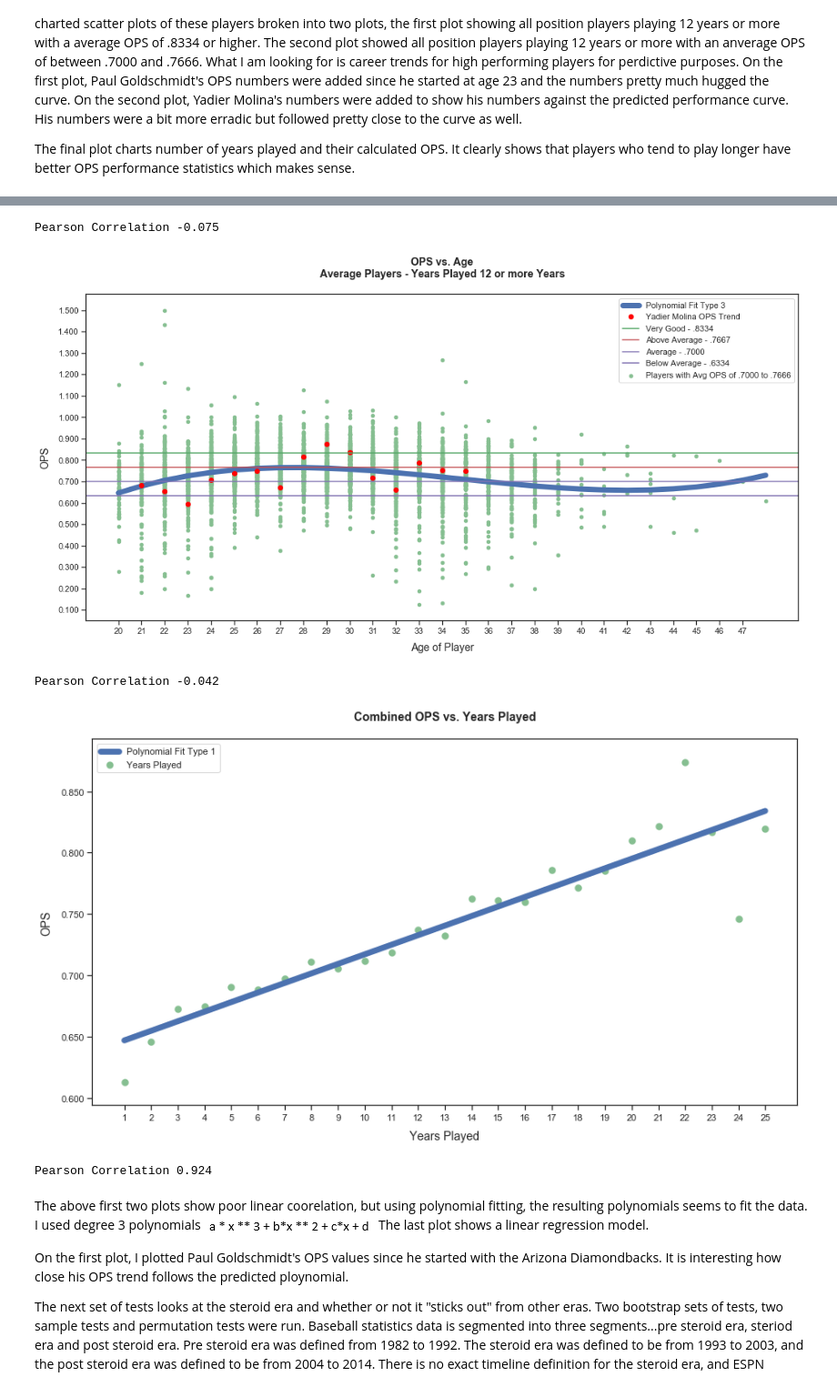
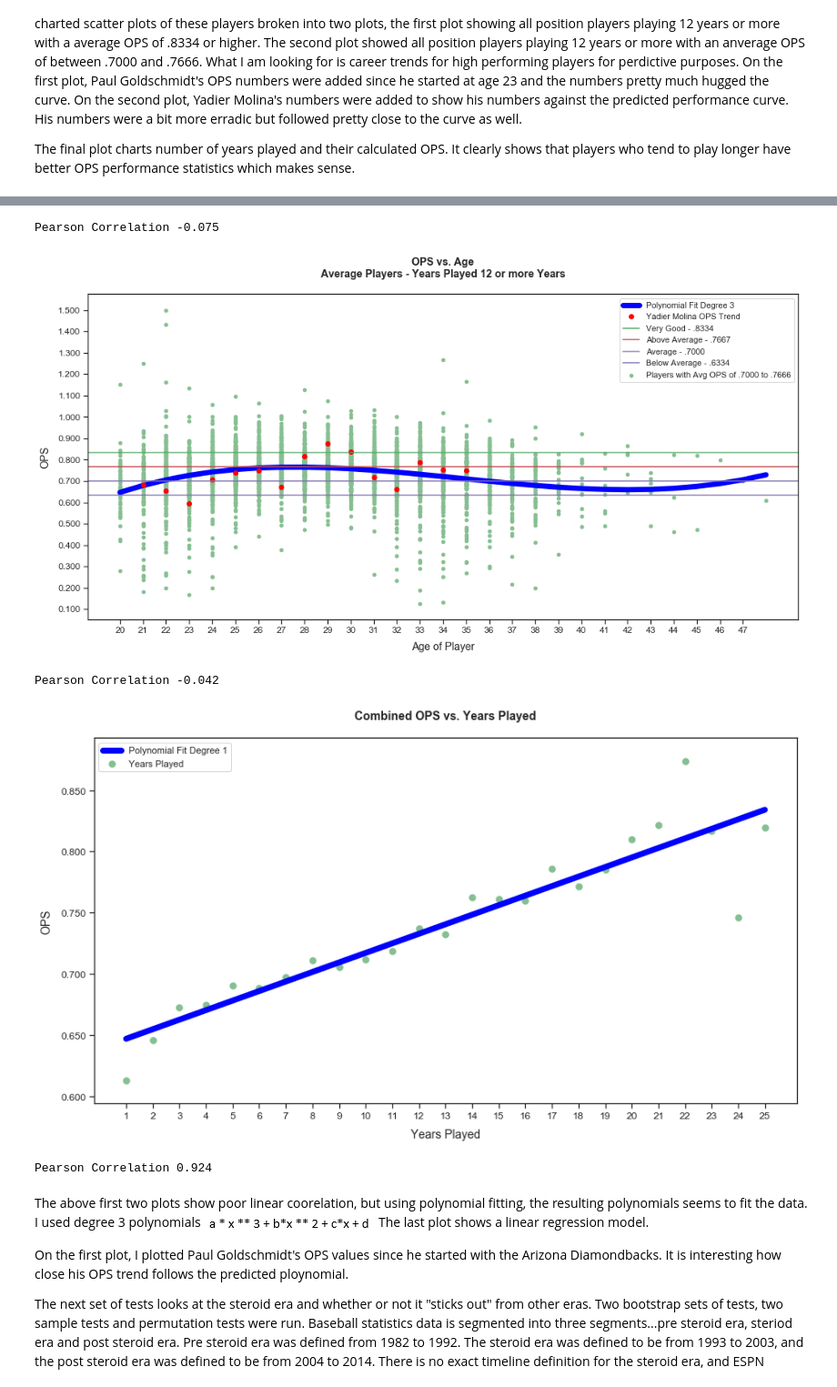
Before and after one commit to paulscheibal/SBDataScienceCert, a Jupyter notebook: CapstoneP1/Statistics/StatisticalAnalysisStory.ipynb, the cells around one changed output, grey strips where cells are left out. Shown at 91% size. Drawn from its saved outputs; the diff is of its cells as text; code cells hidden in the pictures.

```diff
--- a/CapstoneP1/Statistics/StatisticalAnalysisStory.ipynb
+++ b/CapstoneP1/Statistics/StatisticalAnalysisStory.ipynb
@@ -171,7 +171,19 @@ def calc_poly(x_data,y_data,type):
     polynomial = np.poly1d(coef)
     x = np.arange(min(x_data),max(x_data) + 1,1)
     y = polynomial(x)
-    return coef,x,y
+    return polynomial,coef,x,y
+
+def poly_fit(f,x,y):
+    return np.sum((f(x) - y) ** 2)
+
+def plot_poly(xarr,yarr,d,c,w):
+    fcnarr = []
+    for i in range(0,len(d)):
+        type = d[i]
+        poly, coef, x, y = calc_poly(xarr, yarr, type)
+        fcnarr.append(poly)
+        plt.plot(x,y,label= 'Polynomial Fit Degree %1.f' % type, linewidth=w,color=c[i])
+    return fcnarr
 
 def ecdf_plot_replicates(df,m,clr):
     data = np.array([bootstrap_replicate_wr(df,OPS_val) for i in range(m)])
@@ -230,7 +242,7 @@ _ = plt.plot(x_n, y_n, marker='.',linestyle='none', label = 'Normal CDF',color='
 _ = plt.plot(ptiles_vals, ptiles/100,marker='D',color='red',linestyle='none', label='OPS Percentiles')
 _ = plt.title('ECDF vs CDF (Normal) OPS\n',weight='bold', size=16)
 _ = plt.xlabel('OPS', labelpad=10, size=14)
-_ = plt.ylabel('Layman Data vs. Normal ECDF', labelpad=10, size = 14)
+_ = plt.ylabel('Lahman Data vs. Normal ECDF', labelpad=10, size = 14)
 ptiles_str =  [str( '%1.3f' % ptiles_vals[i] ) for i in range(0,len(ptiles))]
 ptiles_leg = [str(ptiles[i]) + ' Percentile (OPS = ' + ptiles_str[i] + ')' for i in range(0,len(ptiles))]
 plb.axvline(ptiles_vals[5],c='C1',label=ptiles_leg[5] + ' Excellent', color='#ff9999')
@@ -261,9 +273,9 @@ ax.yaxis.set_major_formatter(mtick.StrMethodFormatter('{x:1.3f}'))
 plt.xticks(np.arange(-4,5,1))
 plb.show()
 
-# perform a number of tests on layman population OPS data
+# perform a number of tests on lahman population OPS data
 print('\n\n')
-print('Two Tests for Null Hypothesis (H0) that Layman OPS population data is Normal\n\n')
+print('Two Tests for Null Hypothesis (H0) that Lahman OPS population data is Normal\n\n')
 # D'Agostinos K^2 Test
 stat, p = normaltest(data)
 print('D''Agostinos K^2 Test:\n')
@@ -579,8 +591,9 @@ The final plot charts number of years played and their calculated OPS.  It clear
 #
 #############################################################################################################
 #
-# Scatter plot for players playing for 12 or more years by OPS vs Age (.8334 AVG OPS or greater) Paul Goldschmidt
+# Scatter plot for players playing for 12 or more years by OPS vs Age (.8334 AVG OPS or greater)
 #
+
 dfps = df[df['playerID'] == 'goldspa01']
 xps = dfps.age
 yps = dfps.OPS
@@ -600,24 +613,27 @@ sops = np.array(dfplot.OPS)
 plt.yticks(np.arange(.0,1.6,.1))
 plt.xticks(np.arange(min(sage),max(sage),1))
 ax.yaxis.set_major_formatter(mtick.StrMethodFormatter('{x:1.3f}'))
-type = 3
-coef,x,y = calc_poly(sage,sops,type)
-#dfxy = pd.DataFrame(xs,ys)
-plt.plot(x,y,label= 'Polynomial Fit Type %1.f' % type, linewidth=7)
+degreearr = [3]
+colorarr = ['blue']
+farr = plot_poly(sage,sops,degreearr, colorarr, 7)
 plt.plot(xps,yps,label='Paul Goldschmidt OPS Trend', marker='.', linestyle='none',markersize=12,color='red')
 plb.axhline(.9000,c='C1',label='Excellent - .9000', color='#ff9999')
 plb.axhline(.8334,c='C2',label='Very Good - .8334', color='#66b3ff')
 plb.axhline(.7667,c='C3',label='Above Average - .7667', color='#99ff99')
 plb.axhline(.7000,c='C4',label='Average - .7000', color='#ffcc99')
+ax.tick_params(axis='both', which='major', labelsize=12)
 leg = plt.legend()
 plt.show()
+
 cov = myCovariance(sage,sops)
 pcorr = myPearson_Corr(cov, sage, sops)
 print('Pearson Correlation %.3f' % pcorr)
 
 
-# Scatter plot for players playing for 12 or more years by OPS vs Age  (average players) - Yadier Molina
+
+# Scatter plot for players playing for 12 or more years by OPS vs Age
 dfym = df[df['playerID'] == 'molinya01']
+
 xym = dfym.age
 yym = dfym.OPS
 
@@ -636,16 +652,16 @@ sops = np.array(dfplot.OPS)
 plt.yticks(np.arange(0,1.6,.1))
 plt.xticks(np.arange(min(sage),max(sage),1))
 ax.yaxis.set_major_formatter(mtick.StrMethodFormatter('{x:1.3f}'))
-type = 3
-coef,x,y = calc_poly(sage,sops,type)
-#dfxy = pd.DataFrame(xs,ys)
-plt.plot(x,y,label= 'Polynomial Fit Type %1.f' % type, linewidth=7)
+degreearr = [3]
+colorarr = ['blue']
+farr = plot_poly(sage,sops,degreearr, colorarr, 7)
 plt.plot(xym,yym,label='Yadier Molina OPS Trend', marker='.', linestyle='none',markersize=12,color='red')
 #plb.axhline(.9000,c='C1',label='Excellent - .9000', color='#ff9999')
 plb.axhline(.8334,c='C2',label='Very Good - .8334', color='#66b3ff')
 plb.axhline(.7667,c='C3',label='Above Average - .7667', color='#99ff99')
 plb.axhline(.7000,c='C4',label='Average - .7000', color='#ffcc99')
 plb.axhline(.6334,c='C4',label='Below Average - .6334', color='#ff9999')
+ax.tick_params(axis='both', which='major', labelsize=12)
 leg = plt.legend()
 plt.show()
 
@@ -661,7 +677,8 @@ dfplot = dfplot.groupby(['years_played']).sum()
 dfplot = dfplot.reset_index()
 dfplot = calc_ops(dfplot)
 dfplot = dfplot.reset_index()
-ax = dfplot.plot(kind='scatter',x='years_played',y='OPS',figsize=(15,8),linewidth=4,color='#86bf91', label='Years Played')
+fig, ax = plt.subplots()
+dfplot.plot(kind='scatter',x='years_played',y='OPS',figsize=(15,8),linewidth=4,color='#86bf91', label='Years Played', ax=ax)
 ax.set_title('Combined OPS vs. Years Played\n',weight='bold', size=14)
 ax.set_xlabel("Years Played", labelpad=10, size=14)
 ax.set_ylabel("OPS", labelpad=10, size=14)
@@ -670,11 +687,13 @@ syp = np.array(dfplot.years_played)
 sops = np.array(dfplot.OPS)
 plt.yticks(np.arange(.200,1.500,.050))
 plt.xticks(np.arange(min(syp), max(syp) + 1,1))
-type = 1
-coef,x,y = calc_poly(syp,sops,type)
-ax = plt.plot(x,y,label= 'Polynomial Fit Type %1.f' % type, linewidth=7)
+degreearr = [1]
+colorarr = ['blue']
+farr = plot_poly(syp,sops,degreearr, colorarr, 7)
+ax.tick_params(axis='both', which='major', labelsize=12)
 leg = plt.legend()
 plt.show()
+
 cov = myCovariance(syp,sops)
 pcorr = myPearson_Corr(cov, syp, sops)
 print('Pearson Correlation %.3f' % pcorr)
@@ -683,7 +702,7 @@ print('Pearson Correlation %.3f' % pcorr)
 Pearson Correlation -0.075
-[figure, old version]
+[figure, new version]
 Pearson Correlation -0.042
-[figure, old version]
+[figure, new version]
 Pearson Correlation 0.924
 # %% [markdown]
 The above first two plots show poor linear coorelation, but using polynomial fitting, the resulting polynomials seems to fit the data.  I used degree 3 polynomials ![image.png](attachment:image.png) The last plot shows a linear regression model.
```
Also changed, not shown: parts of 10 cells of this notebook, 1 other file.
